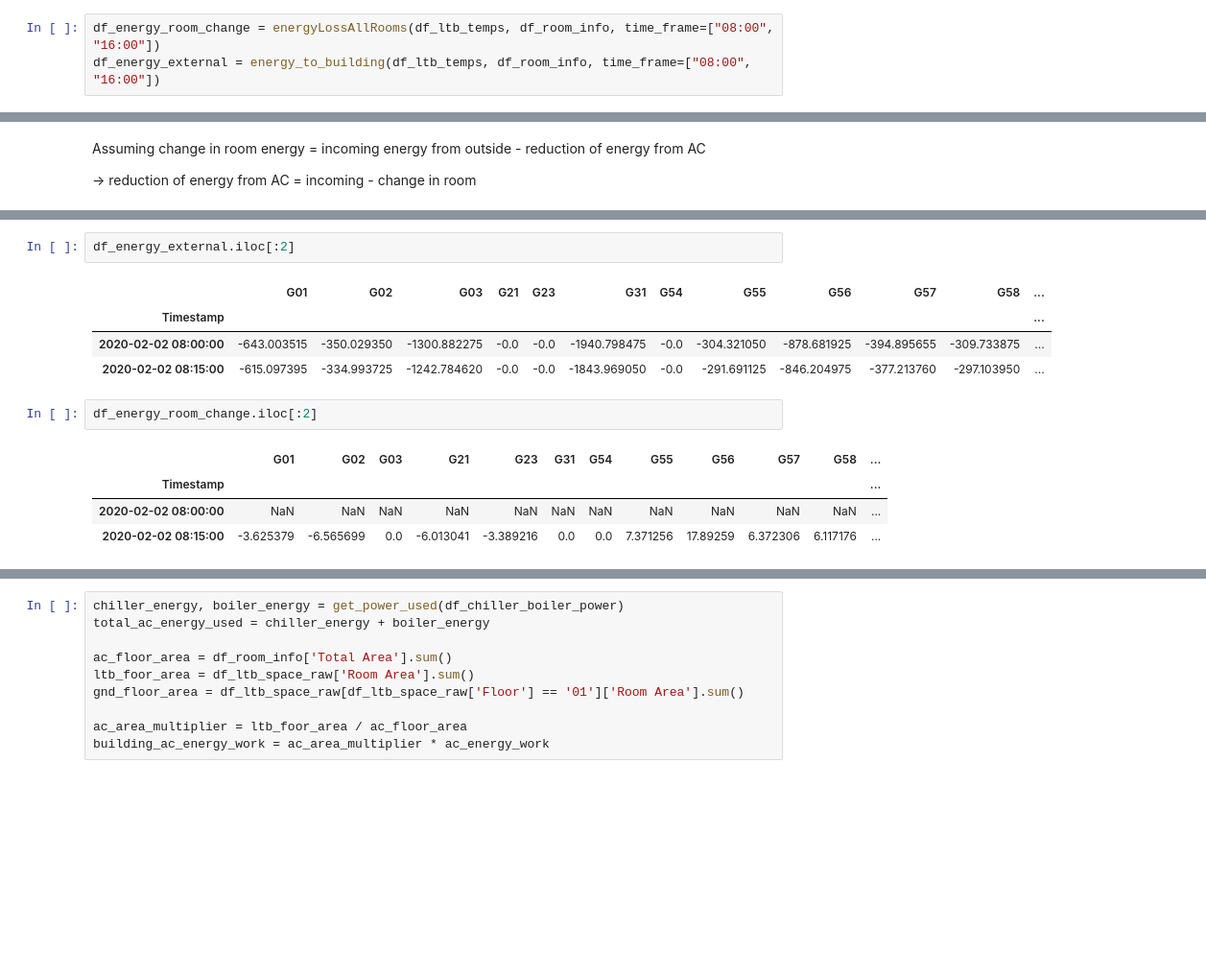
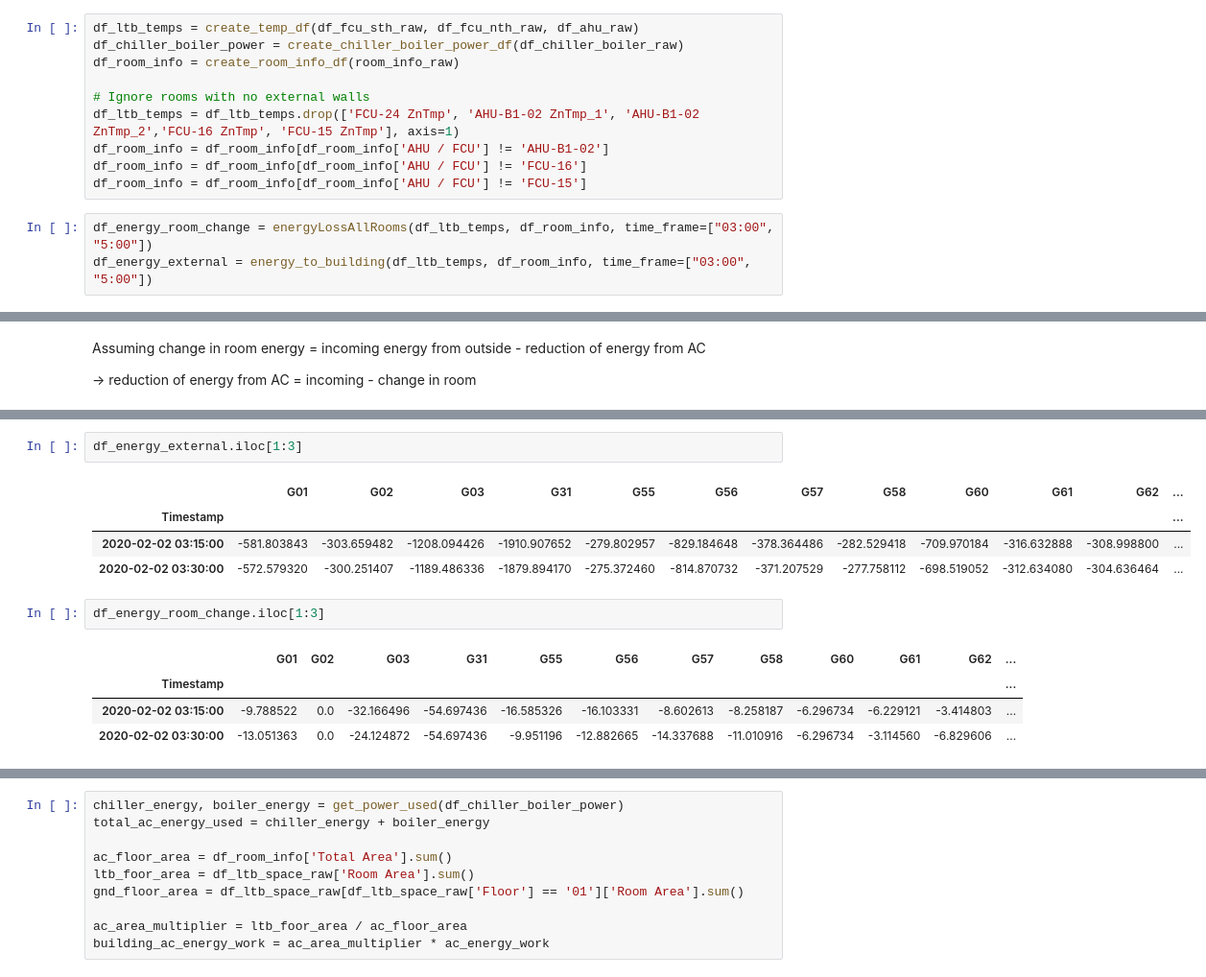
Before and after one commit to Pencilvesterr/TRC4200_LTB, a Jupyter notebook: master_notebook.ipynb, the cells around one changed output, grey strips where cells are left out. Shown at 96% size. Cells and saved outputs as stored; diff of their text form; blank space fills up the shorter version.

```diff
--- a/master_notebook.ipynb
+++ b/master_notebook.ipynb
@@ -17,6 +13,16 @@ df_room_info = create_room_info_df(room_info_raw)
+# %%
+df_ltb_temps = create_temp_df(df_fcu_sth_raw, df_fcu_nth_raw, df_ahu_raw)
+df_chiller_boiler_power = create_chiller_boiler_power_df(df_chiller_boiler_raw)
+df_room_info = create_room_info_df(room_info_raw)
+
+# Ignore rooms with no external walls
+df_ltb_temps = df_ltb_temps.drop(['FCU-24 ZnTmp', 'AHU-B1-02 ZnTmp_1', 'AHU-B1-02 ZnTmp_2','FCU-16 ZnTmp', 'FCU-15 ZnTmp'], axis=1)
+df_room_info = df_room_info[df_room_info['AHU / FCU'] != 'AHU-B1-02']
+df_room_info = df_room_info[df_room_info['AHU / FCU'] != 'FCU-16']
+df_room_info = df_room_info[df_room_info['AHU / FCU'] != 'FCU-15']
 # %%
-df_energy_room_change = energyLossAllRooms(df_ltb_temps, df_room_info, time_frame=["08:00", "16:00"])
-df_energy_external = energy_to_building(df_ltb_temps, df_room_info, time_frame=["08:00", "16:00"])
+df_energy_room_change = energyLossAllRooms(df_ltb_temps, df_room_info, time_frame=["03:00", "5:00"])
+df_energy_external = energy_to_building(df_ltb_temps, df_room_info, time_frame=["03:00", "5:00"])
 # %% [markdown]
 # Plotting results
 # %% [markdown]
@@ -83,17 +112,17 @@ reduction.iloc[:2]
 # %%
-df_energy_external.iloc[:2]
+df_energy_external.iloc[1:3]
 # %% [output]
-|  | G01 | G02 | G03 | G21 | G23 | G31 | G54 | G55 | G56 | G57 | G58 | ... |
+|  | G01 | G02 | G03 | G31 | G55 | G56 | G57 | G58 | G60 | G61 | G62 | ... |
 | Timestamp |  |  |  |  |  |  |  |  |  |  |  | ... |
-| 2020-02-02 08:00:00 | -643.003515 | -350.029350 | -1300.882275 | -0.0 | -0.0 | -1940.798475 | -0.0 | -304.321050 | -878.681925 | -394.895655 | -309.733875 | ... |
-| 2020-02-02 08:15:00 | -615.097395 | -334.993725 | -1242.784620 | -0.0 | -0.0 | -1843.969050 | -0.0 | -291.691125 | -846.204975 | -377.213760 | -297.103950 | ... |
+| 2020-02-02 03:15:00 | -581.803843 | -303.659482 | -1208.094426 | -1910.907652 | -279.802957 | -829.184648 | -378.364486 | -282.529418 | -709.970184 | -316.632888 | -308.998800 | ... |
+| 2020-02-02 03:30:00 | -572.579320 | -300.251407 | -1189.486336 | -1879.894170 | -275.372460 | -814.870732 | -371.207529 | -277.758112 | -698.519052 | -312.634080 | -304.636464 | ... |
 # %%
-df_energy_room_change.iloc[:2]
+df_energy_room_change.iloc[1:3]
 # %% [output]
-|  | G01 | G02 | G03 | G21 | G23 | G31 | G54 | G55 | G56 | G57 | G58 | ... |
+|  | G01 | G02 | G03 | G31 | G55 | G56 | G57 | G58 | G60 | G61 | G62 | ... |
 | Timestamp |  |  |  |  |  |  |  |  |  |  |  | ... |
-| 2020-02-02 08:00:00 | NaN | NaN | NaN | NaN | NaN | NaN | NaN | NaN | NaN | NaN | NaN | ... |
-| 2020-02-02 08:15:00 | -3.625379 | -6.565699 | 0.0 | -6.013041 | -3.389216 | 0.0 | 0.0 | 7.371256 | 17.89259 | 6.372306 | 6.117176 | ... |
+| 2020-02-02 03:15:00 | -9.788522 | 0.0 | -32.166496 | -54.697436 | -16.585326 | -16.103331 | -8.602613 | -8.258187 | -6.296734 | -6.229121 | -3.414803 | ... |
+| 2020-02-02 03:30:00 | -13.051363 | 0.0 | -24.124872 | -54.697436 | -9.951196 | -12.882665 | -14.337688 | -11.010916 | -6.296734 | -3.114560 | -6.829606 | ... |
 # %%
  # Get current axis
 fig= plt.figure(figsize=(20,10))
```
Also changed, not shown: parts of 10 cells of this notebook.
